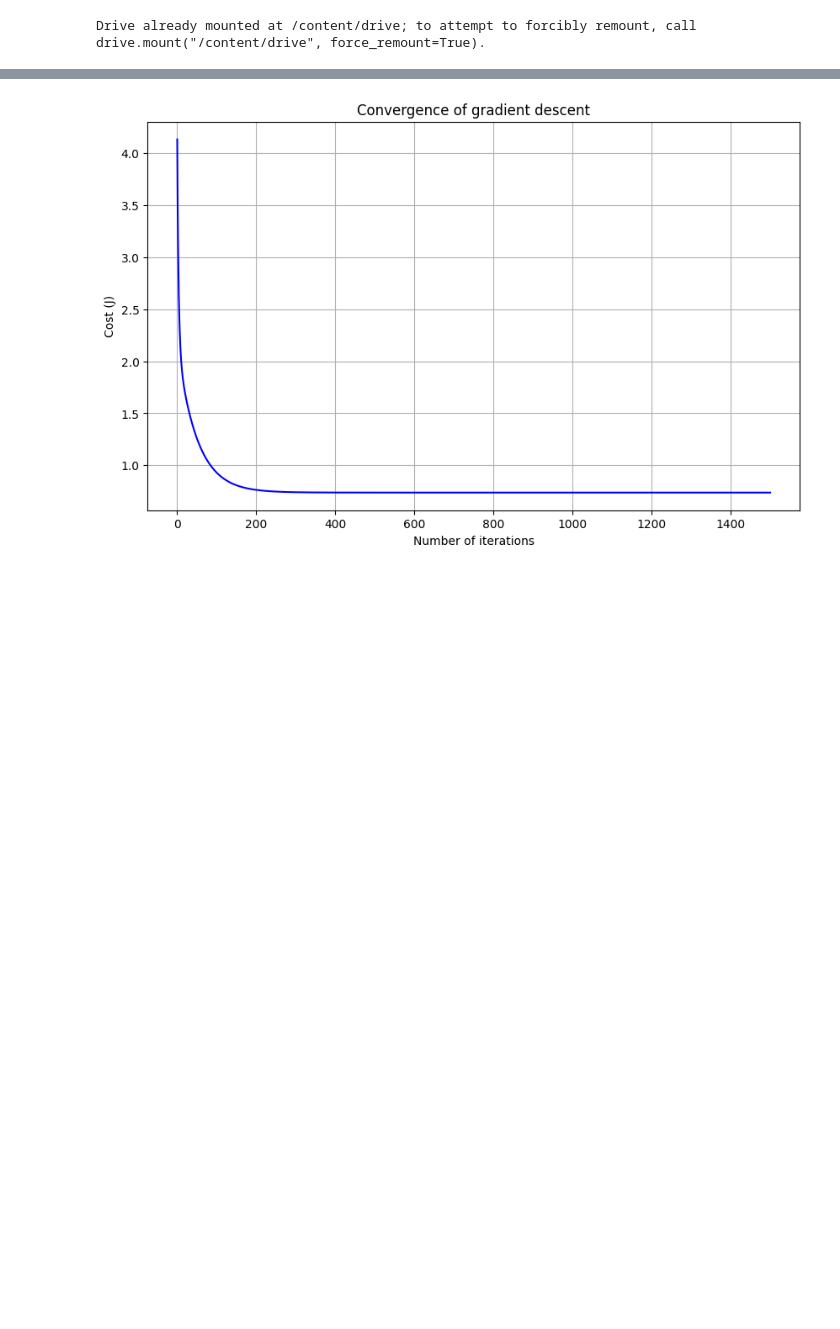
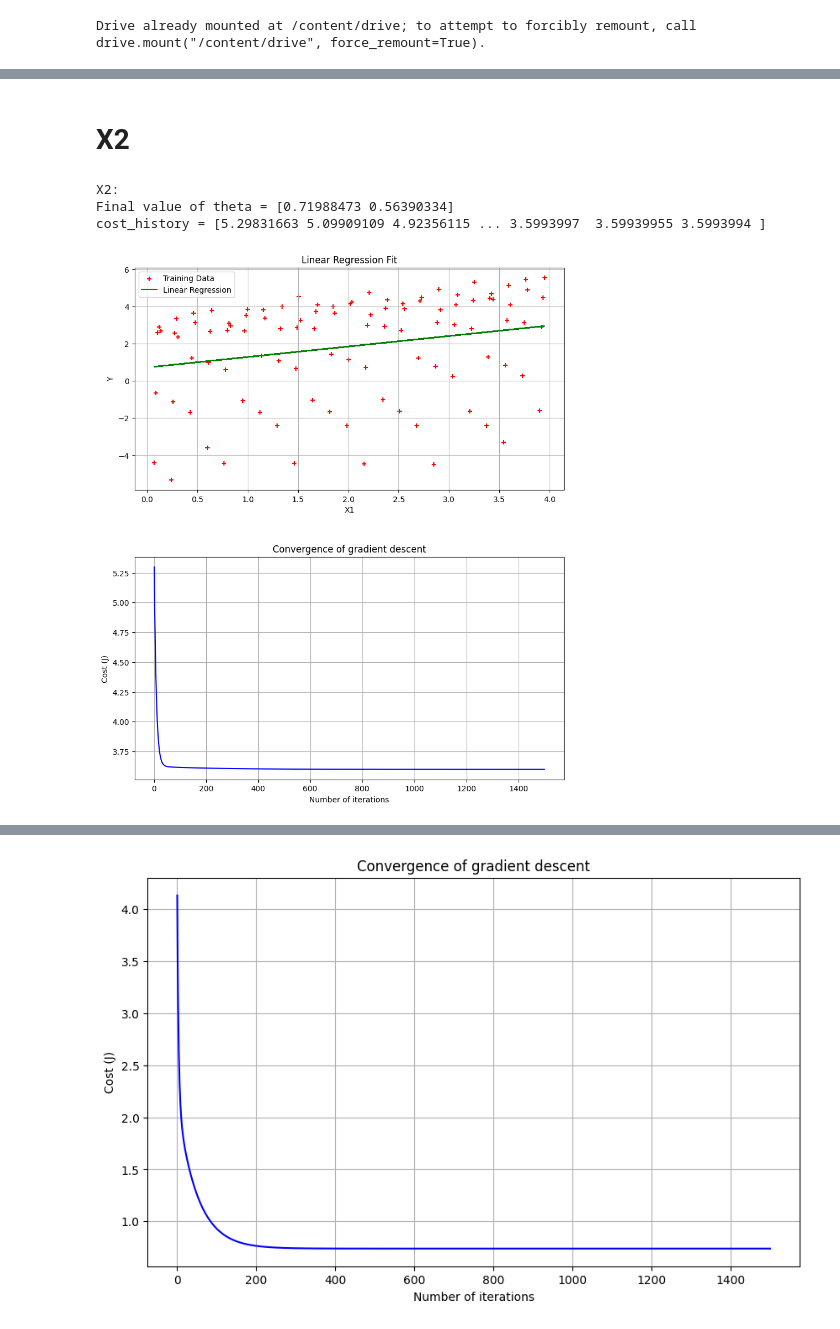
Before and after one commit to charlie-51135/Intro-to-ML, a Jupyter notebook: Homework1_P2_All.ipynb, the cells around one changed output, grey strips where cells are left out. Cells and saved outputs as stored; diff of their text form; code cells hidden in the pictures; blank space fills up the shorter version.

```diff
--- a/Homework1_P2_All.ipynb
+++ b/Homework1_P2_All.ipynb
@@ -74,0 +125,39 @@ def gradient_descent(X, y, theta, alpha, iterations):
+# %% [markdown]
+# **X2**
+# %%
+alpha = 0.01
+theta, cost_history = gradient_descent(X2, y, alpha, iterations)
+print("X2:")
+print('Final value of theta =', theta)
+print('cost_history =', cost_history)
+print("\n")
+
+# Create a 2x1 figure containing two subplots
+figure, (plot1, plot2) = plt.subplots(2, 1, figsize=(10, 12))
+
+# Plot linear regression fit
+plot1.scatter(X2[:, 1], y, color='red', marker='+', label='Training Data')
+plot1.plot(X2[:, 1], X2.dot(theta), color='green', label='Linear Regression')
+plot1.grid(True)
+plot1.set_xlabel('X1')
+plot1.set_ylabel('Y')
+plot1.set_title('Linear Regression Fit')
+plot1.legend()
+
+# Plot convergence of gradient descent
+plot2.plot(range(1, iterations + 1), cost_history, color='blue')
+plot2.grid(True)
+plot2.set_xlabel('Number of iterations')
+plot2.set_ylabel('Cost (J)')
+plot2.set_title('Convergence of gradient descent')
+
+# Spacing between plots
+plt.subplots_adjust(hspace=0.3)
+
+# Show the plot
+plt.show()
+# %% [output]
+X2:
+Final value of theta = [0.71988473 0.56390334]
+cost_history = [5.29831663 5.09909109 4.92356115 ... 3.5993997  3.59939955 3.5993994 ]
+[figure, added]
```
Also changed, not shown: parts of 8 cells of this notebook.
